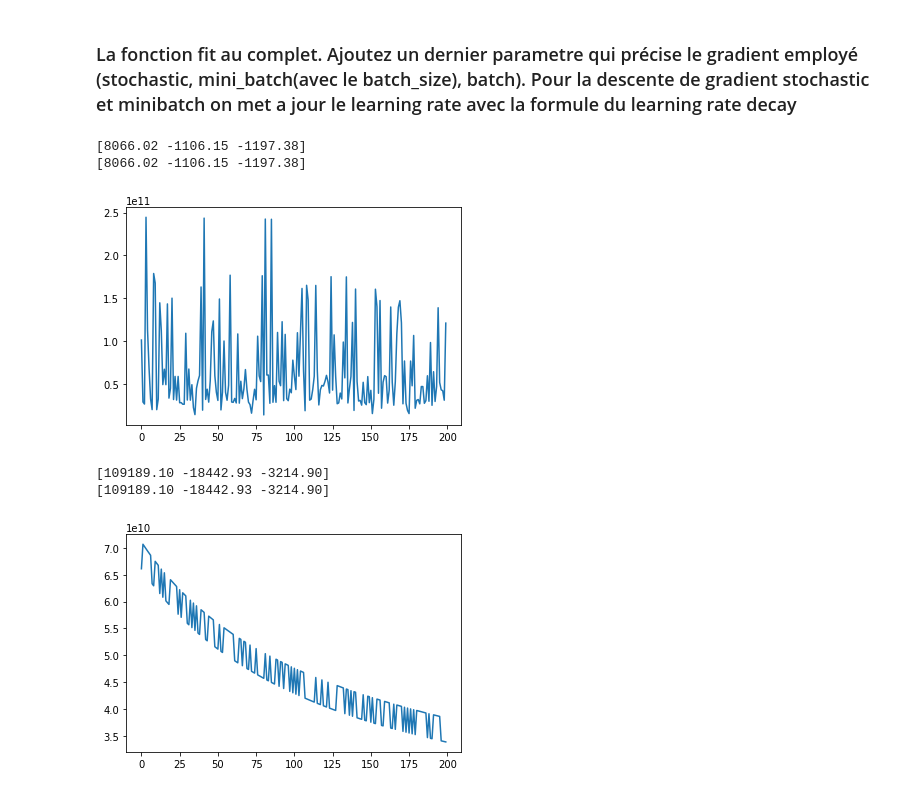
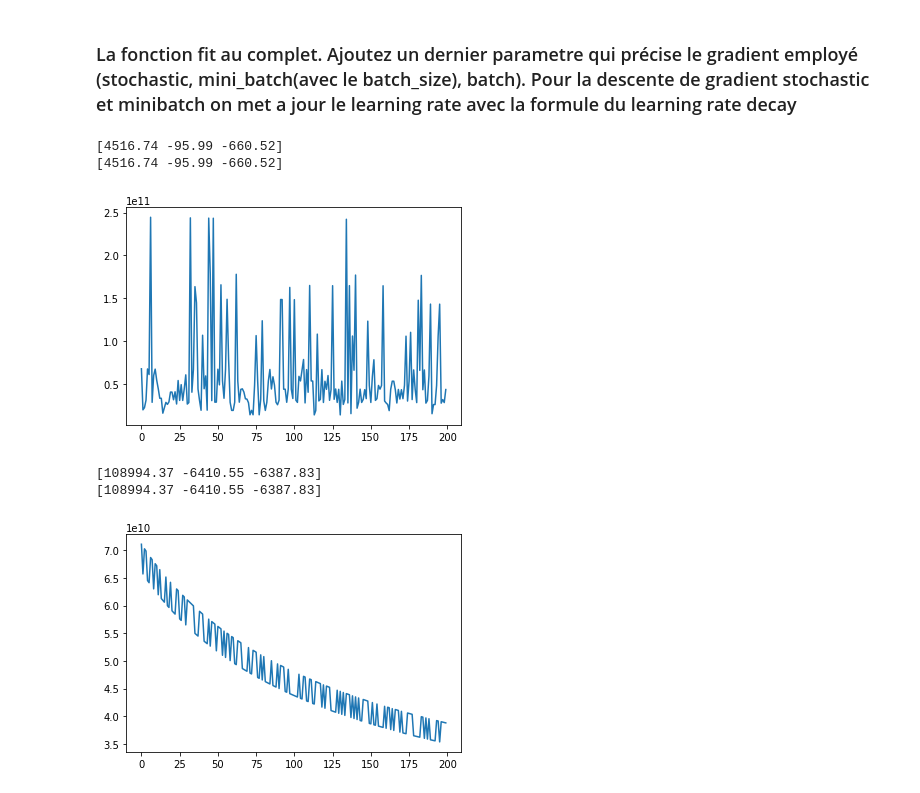
Before and after one commit to fxbabin/ateliers_ml_2019, a Jupyter notebook: Semaine3/Semaine3-exercices_correction.ipynb, the cells around one changed output. Saved outputs shown, nothing was run; the diff lists cells and outputs as text; code cells hidden in the pictures.

```diff
--- a/Semaine3/Semaine3-exercices_correction.ipynb
+++ b/Semaine3/Semaine3-exercices_correction.ipynb
@@ -98,7 +98,8 @@ def fit_with_cost(X, y, theta, alpha, num_iters):
 # %% [markdown]
 Vous êtes libres de choisir alpha et num_iters cette fois!
 # %%
-theta, J_history = fit_with_cost(X, y, theta, 0.01, 3500)
+theta = np.zeros(3)
+theta, J_history = fit_with_cost(X, y, theta, 0.01, 1500)
 # %% [markdown]
 ## Visualisez l'évolution du coût (graphe de convergence)
 # %%
@@ -157,6 +159,22 @@ predict(X_test,theta)
 # %%
 import random
 
+def get_batch_size(gradient_descent, batch_size, size):
+    batch_s = size
+    if gradient_descent == "batch":
+        decay_rate = 0.0
+    elif gradient_descent == "mini_batch":
+        batch_s = batch_size
+    elif gradient_descent == "stochastic":
+        batch_s = 1
+    return (batch_s)
+
+def get_regularization(theta, lbda, size, regularization):
+    if regularization == "L1":
+        reg = (lbda / size) * np.absolute(theta)
+    elif regularization == "L2":
+        reg = (lbda / size) * np.square(theta)
+    return (reg)
 
 def learning_rate_decay(alpha_0, epochs, decay_rate):
     return((1 / (1 + decay_rate * epochs)) * alpha_0)
@@ -195,24 +213,13 @@ def complete_fit(X,
     J_history = []
     alpha_0 = alpha
 
-    batch_s = m
-    if gradient_descent == "batch":
-        decay_rate = 0.0
-        batch_s = m
-    elif gradient_descent == "mini_batch":
-        batch_s = batch_size
-    elif gradient_descent == "stochastic":
-        batch_s = 1
+    decay_rate = 0.0 if gradient_descent == "batch" else decay_rate
+    batch_size = get_batch_size(gradient_descent, batch_size, m)
+    b_gen = batch_generator(X, y, batch_size)
 
-    reg = 0
-    if regularization == "L1":
-        reg = (lbda / batch_s) * np.absolute(theta)
-    elif regularization == "L2":
-        reg = (lbda / batch_s) * np.square(theta)
-
-    b_gen = batch_generator(X, y, batch_s)
     for epoch in range(num_iters):
         X_tmp, y_tmp = next(b_gen)
+        reg = get_regularization(theta, lbda, batch_size, regularization)
         theta = theta - (alpha/m) * (np.dot((predict(X_tmp, theta) - y_tmp), X_tmp) + reg)
         alpha = learning_rate_decay(alpha_0, epoch, decay_rate)
         J_history.append(cost(X_tmp, y_tmp, theta))
@@ -220,21 +227,21 @@ def complete_fit(X,
 # %%
 theta = np.zeros(3)
 theta, J_history = complete_fit(X, y, theta, 0.01, 200,regularization="L1",
-                                lbda=0.0, gradient_descent="stochastic", batch_size=16,
-                                decay_rate=0.01)
+                                lbda=0.01, gradient_descent="stochastic", batch_size=16,
+                                decay_rate=0.03)
 print(theta)
 fit = plt.figure()
 ax = plt.axes()
 ax.plot(J_history)
 print(theta)
 # %% [output]
-[8066.02 -1106.15 -1197.38]
-[8066.02 -1106.15 -1197.38]
+[4516.74 -95.99 -660.52]
+[4516.74 -95.99 -660.52]
-[figure, old version]
+[figure, new version]
 # %%
 theta = np.zeros(3)
 theta, J_history = complete_fit(X, y, theta, 0.01, 200,regularization="L1",
-                                lbda=0.0, gradient_descent="mini_batch", batch_size=16,
+                                lbda=0.01, gradient_descent="mini_batch", batch_size=16,
                                 decay_rate=0.01)
 print(theta)
 fit = plt.figure()
@@ -242,9 +249,9 @@ ax = plt.axes()
 ax.plot(J_history)
 print(theta)
 # %% [output]
-[109189.10 -18442.93 -3214.90]
-[109189.10 -18442.93 -3214.90]
+[108994.37 -6410.55 -6387.83]
+[108994.37 -6410.55 -6387.83]
-[figure, old version]
+[figure, new version]
 # %%
 theta = np.zeros(3)
 theta, J_history = complete_fit(X, y, theta, 0.01, 200,regularization="L1",
```
Also changed, not shown: parts of 6 cells of this notebook.
